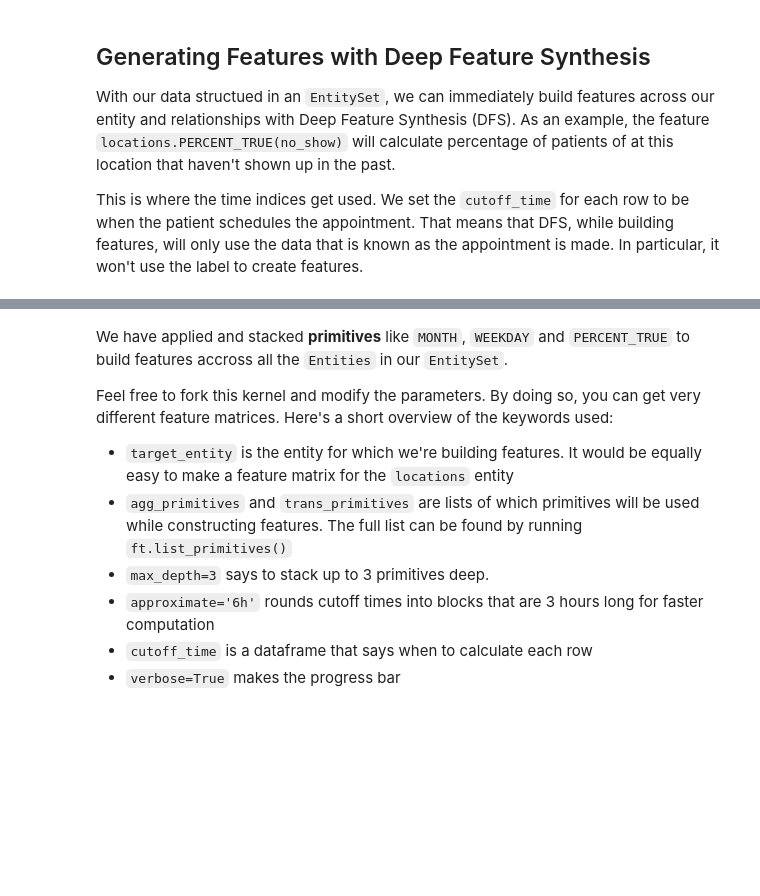
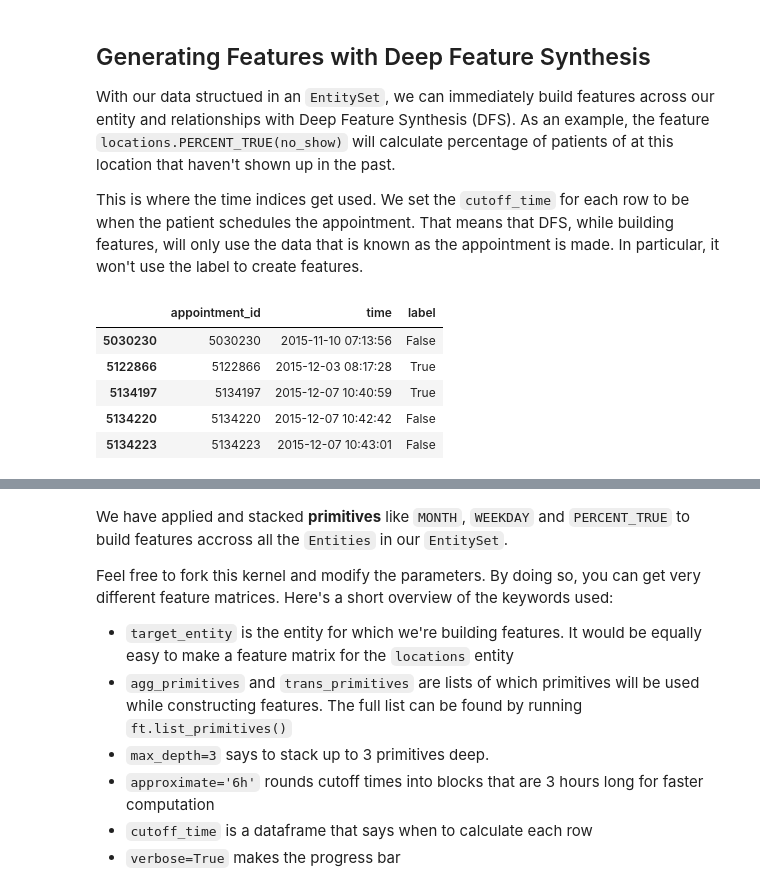
Before and after one commit to alteryx/predict-appointment-noshow, a Jupyter notebook: Tutorial.ipynb, the cells around one changed output, grey strips where cells are left out. Drawn from its saved outputs; the diff is of its cells as text; code cells hidden in the pictures; blank space fills up the shorter version.

```diff
--- a/Tutorial.ipynb
+++ b/Tutorial.ipynb
@@ -9,5 +9,8 @@ import featuretools as ft
 print('Featuretools version {}'.format(ft.__version__))
 
 data = utils.load_data("data/KaggleV2-May-2016.csv")
+# Convert datetimes to be not timezone aware
+data['scheduled_time'] = data['scheduled_time'].dt.tz_convert(None)
+data['appointment_day'] = data['appointment_day'].dt.tz_convert(None)
 data.head(3)
 # %% [output]
@@ -135,11 +138,19 @@ This is where the time indices get used. We set the `cutoff_time` for each row t
 # %%
 # Take the index and the appointment time to use as a cutoff time
 cutoff_times = es['appointments'].df[['appointment_id', 'scheduled_time', 'no_show']].sort_values(by='scheduled_time')
 
 # Rename columns to avoid confusion
-cutoff_times.rename(columns = {'scheduled_time': 'cutoff_time',
+cutoff_times.rename(columns = {'scheduled_time': 'time',
                                'no_show': 'label'},
                     inplace = True)
+cutoff_times.head()
+# %% [output]
+|  | appointment_id | time | label |
+| 5030230 | 5030230 | 2015-11-10 07:13:56 | False |
+| 5122866 | 5122866 | 2015-12-03 08:17:28 | True |
+| 5134197 | 5134197 | 2015-12-07 10:40:59 | True |
+| 5134220 | 5134220 | 2015-12-07 10:42:42 | False |
+| 5134223 | 5134223 | 2015-12-07 10:43:01 | False |
 # %%
 # Generate features using the constructed entityset
 fm, features = ft.dfs(entityset=es,
```
Also changed, not shown: parts of 5 cells of this notebook, 1 other file.
